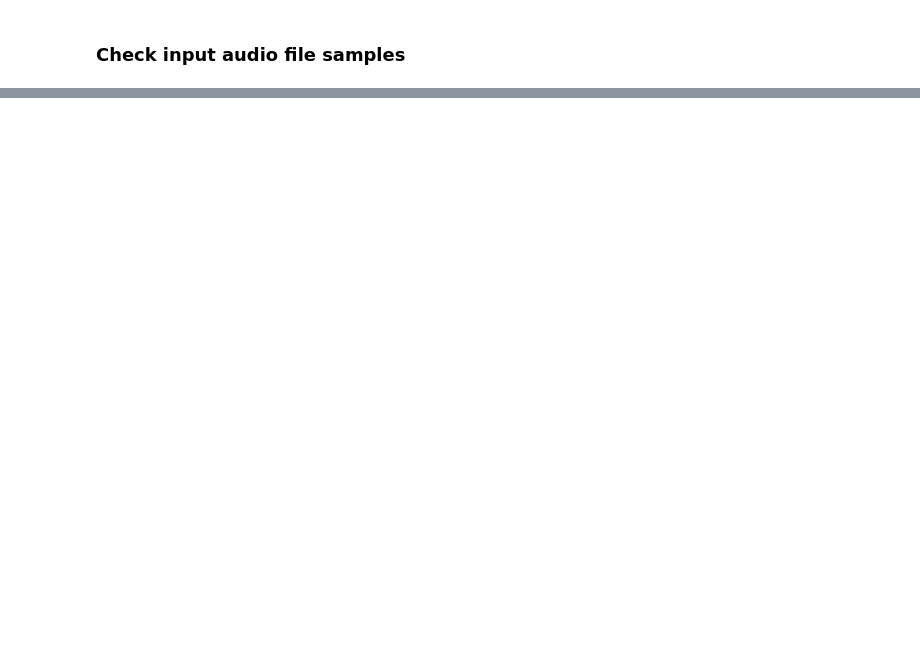
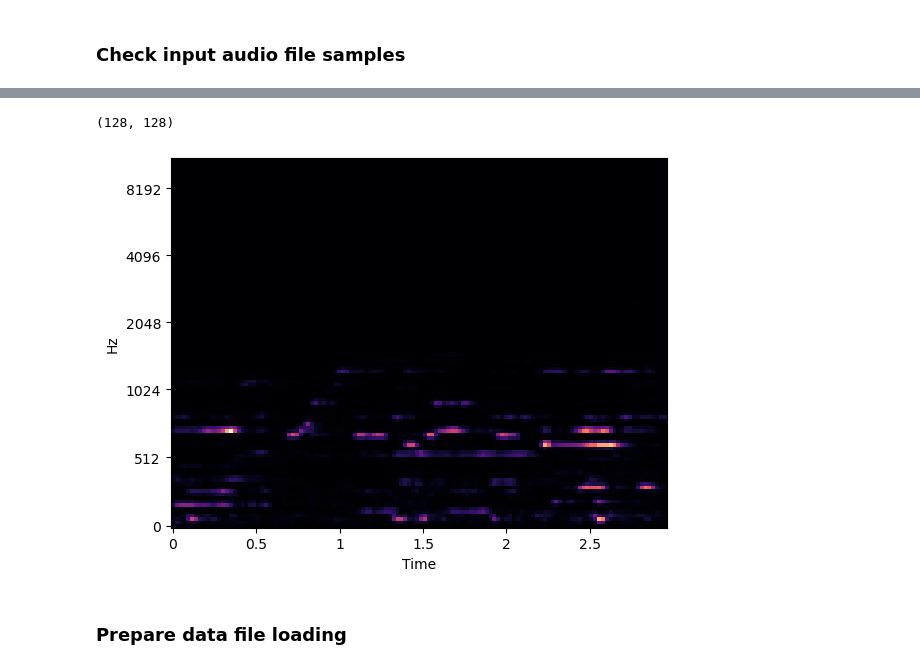
Before and after one commit to pascalsto/Urban-Sound-Classification, a Jupyter notebook: Classification.ipynb, the cells around one changed output, grey strips where cells are left out. Saved outputs shown, nothing was run; the diff lists cells and outputs as text; code cells hidden in the pictures; blank space fills up the shorter version.

```diff
--- a/Classification.ipynb
+++ b/Classification.ipynb
@@ -163,0 +194,15 @@ librosa.display.specshow(ps, y_axis='mel', x_axis='time')
+# %%
+# sample-2 load -> STREET_MUSIC
+sample2_name = '61789-9-0-69.wav'
+sample2 = AUDIO_DIR + '/fold' + str(train_input.loc[train_input['slice_file_name']==sample2_name, 'fold'].iloc[0]) + '/' + str(train_input.loc[train_input['slice_file_name']==sample2_name, 'slice_file_name'].iloc[0])
+print(sample2)
+duration = 2.97
+sr = 22050
+
+y2, sr2 = librosa.load(sample2, duration=duration, sr=sr)
+ps2 = librosa.feature.melspectrogram(y=y2, sr=sr2)
+
+input_length = sr * duration
+offset = len(y2) - round(input_length)
+print('input:', round(input_length), ' load:', len(y2), ' offset:', offset)
+print('y shape:', y.shape, ' melspec shape:', ps.shape)
@@ -163,0 +218,9 @@ librosa.display.specshow(ps, y_axis='mel', x_axis='time')
+# %%
+# sample-2: spectrogram
+librosa.display.specshow(ps2, y_axis='mel', x_axis='time')
+ps.shape
+# %% [output]
+(128, 128)
+[figure, added]
+# %% [markdown]
+### Prepare data file loading
```
Also changed, not shown: parts of 20 cells of this notebook.
